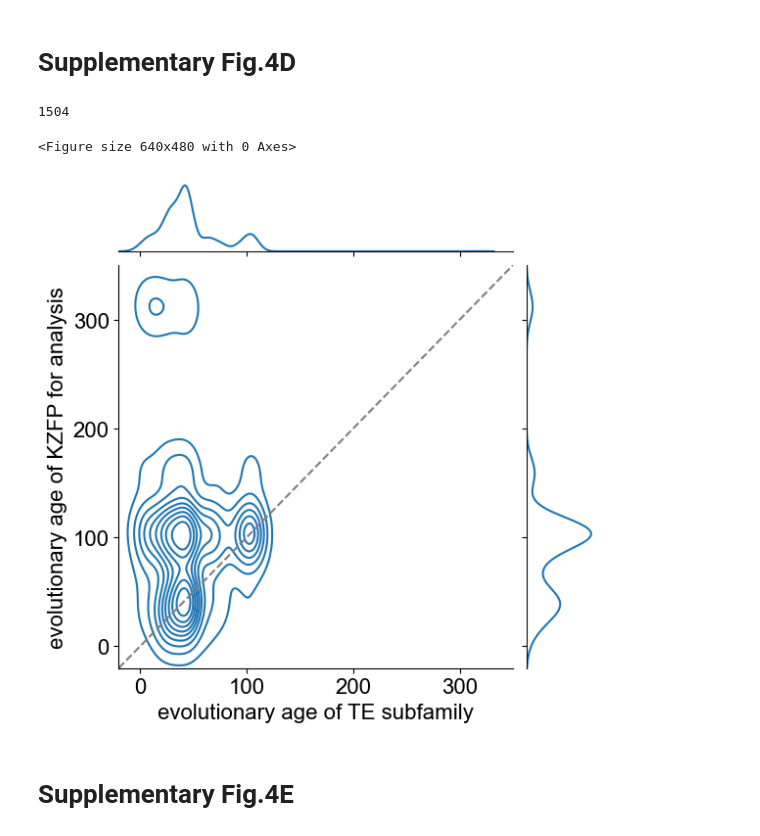
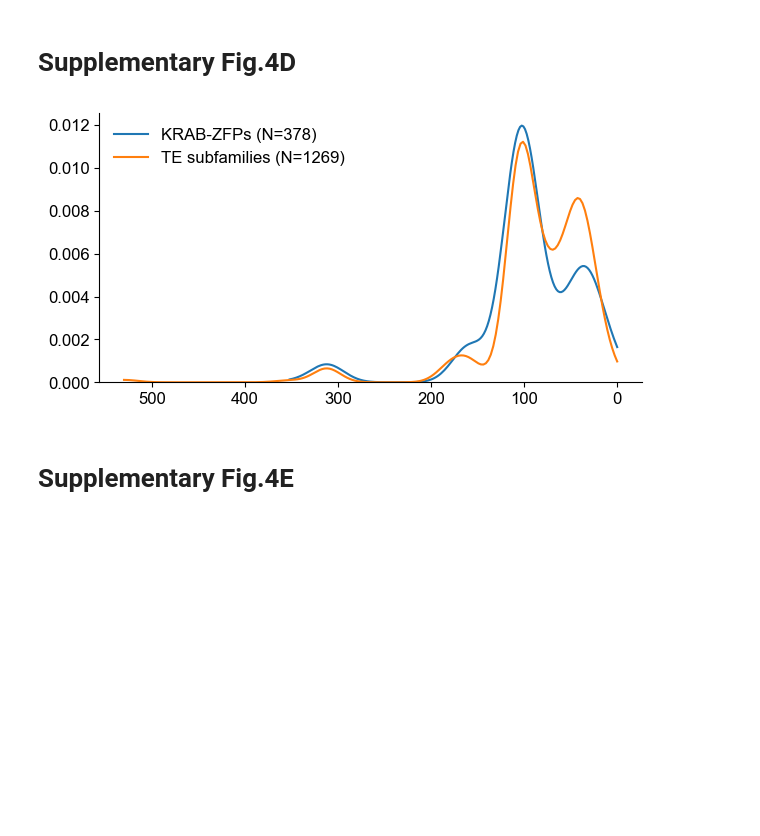
Before and after one commit to hmdlab/Evolutionary-Arms-Race, a Jupyter notebook: notebook/Supplementary_Fig4.ipynb, the cells around one changed output. Saved outputs shown, nothing was run; the diff lists cells and outputs as text; code cells hidden in the pictures; blank space fills up the shorter version.

```diff
--- a/notebook/Supplementary_Fig4.ipynb
+++ b/notebook/Supplementary_Fig4.ipynb
@@ -163,0 +140,22 @@ fig.savefig('../Figure/Supplementary Figure4/Supplementary Figure4C.pdf', transp
+# %%
+TE_class_list = ['DNA', 'ERV/LTR', 'LINE', 'SINE', 'Retroposon']
+Dfam_RM_family_TE = Dfam_RM_family[Dfam_RM_family['repeat class'].isin(TE_class_list)]
+
+expected_norm = Dfam_RM_family_TE['repeat class'].value_counts(normalize=True)
+observed = KZFP_target['repeat class'].value_counts()
+observed_norm = KZFP_target['repeat class'].value_counts(normalize=True)
+pvalue_list = list()
+for TE_class in TE_class_list:
+    exp = expected_norm.loc[TE_class]
+    obs = observed.loc[TE_class]
+    N = observed.sum()
+
+    exp_list = [exp*N, (1-exp)*N]
+    obs_list = [obs, N-obs]
+
+    p = chisquare(obs_list, exp_list)
+    pvalue_list.append([TE_class, p.pvalue, obs/exp/N])
+
+pvalue_df = pd.DataFrame(pvalue_list, columns=['repeat class', 'pvalue', 'ratio'])
+pvalue_df['qvalue'] = fdrcorrection(pvalue_df['pvalue'])[1]
+pvalue_df
@@ -164,36 +205,30 @@ fig.savefig('../Figure/Supplementary Figure4/Supplementary Figure4C.pdf', transp
 # %% [markdown]
 # Supplementary Fig.4D
-# %%
-# both primary and secondary targets
-fig= plt.figure(dpi=100)
-plt.rcParams["font.family"] = "Arial"
-plt.rcParams["font.size"] = 16
-
-data = KZFP_target
-x = data['evolutionary age of TE subfamily']
-y = data['evolutionary age of KZFP for analysis']
-
-print(len(data))
-
-# jointplot
-p = sns.jointplot(x=x, y=y, linewidth=0, kind='kde')
-
-# 対角線
-x = np.linspace(-20, 350)
-p.ax_joint.plot(x, x, color='grey', linestyle='dashed')
-
-p.ax_marg_x.set_xlim(-20, 350)
-p.ax_marg_y.set_ylim(-20, 350)
-p.ax_marg_y.set_yticks([0, 100, 200, 300])
-
-plt.savefig('../Figure/Supplementary Figure4/Supplementary Figure4D.png', bbox_inches='tight', dpi=300)
-plt.savefig('../Figure/Supplementary Figure4/Supplementary Figure4D.pdf', bbox_inches='tight', transparent=True, dpi=300)
-
-plt.show()
-# %% [output]
-1504
-<Figure size 640x480 with 0 Axes>
-[figure, removed]
+# %%
+fig = plt.figure(figsize=[7, 3.5])
+ax = plt.subplot()
+
+plt.rcParams["font.family"] = "Arial"
+plt.rcParams["font.size"] = 12
+
+data1 = KZFP_dataset_df
+data2 = Dfam_RM_family[Dfam_RM_family['repeat class'].isin(TE_class_list)]
+
+p = sns.kdeplot(x=-data1['Age adjusted'], cut=0, label='KRAB-ZFPs (N={})'.format(len(data1)), ax=ax)
+sns.kdeplot(x=-data2['Age'], cut=0, label='TE subfamilies (N={})'.format(len(data2)), ax=ax)
+
+p.spines['right'].set_visible(False)
+p.spines['top'].set_visible(False)
+ax.set_xlabel('')
+ax.set_ylabel('')
+
+plt.xticks(labels=[500, 400, 300, 200, 100, 0], ticks=[-500, -400, -300, -200, -100, 0])
+plt.legend(frameon=False)
+
+fig.savefig('../Figure/Supplementary Figure4/Supplementary Figure4D.png', dpi=300)
+fig.savefig('../Figure/Supplementary Figure4/Supplementary Figure4D.pdf', transparent=True, dpi=300)
+# %% [output]
+[figure, added]
 # %% [markdown]
 # Supplementary Fig.4E
 # %%
```
Also changed, not shown: parts of 11 cells of this notebook, 13 other files.
